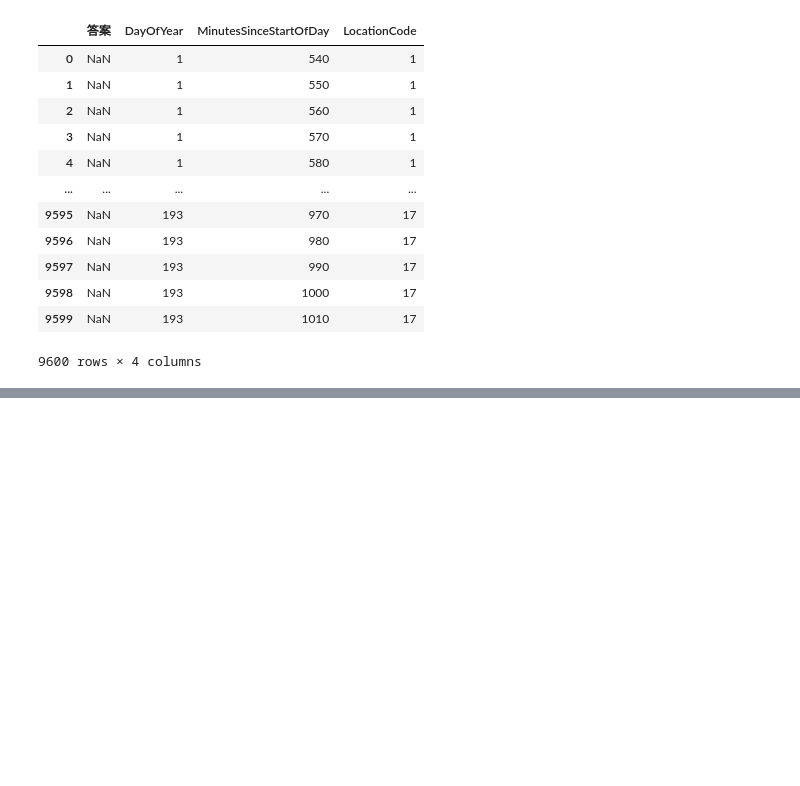
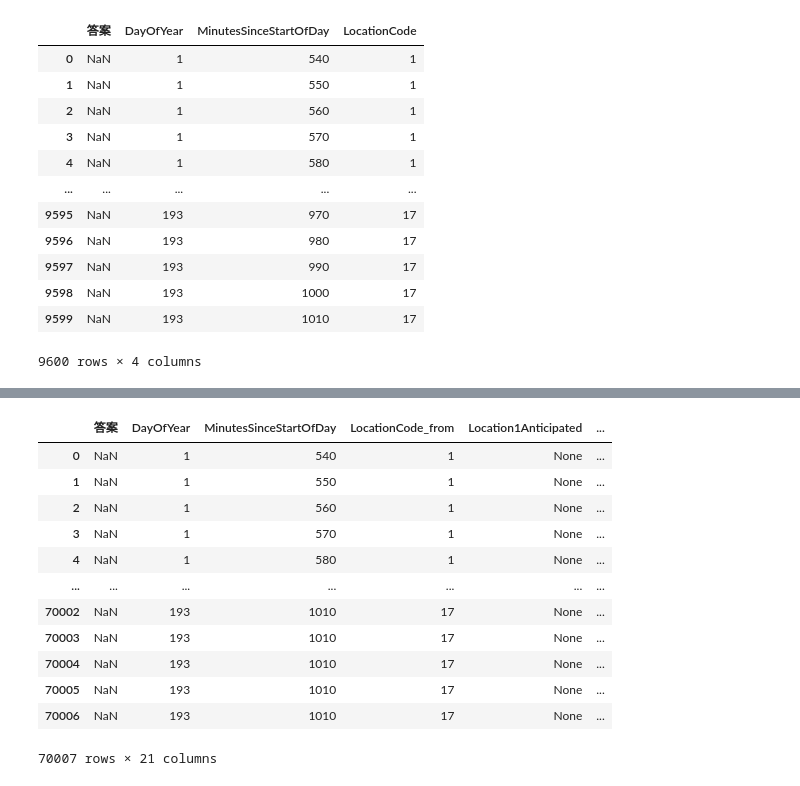
Before and after one commit to tsengcat/2024fall-ds-cp2-tseng, a Jupyter notebook: combination_model.ipynb, the cells around one changed output, grey strips where cells are left out. Drawn from its saved outputs; the diff is of its cells as text; code cells hidden in the pictures; blank space fills up the shorter version.

```diff
--- a/combination_model.ipynb
+++ b/combination_model.ipynb
@@ -488,0 +429,17 @@ Index(['答案', 'DayOfYear', 'MinutesSinceStartOfDay', 'Location1Anticipated',
+# %%
+merged.drop(columns=['LocationCode_to','WindSpeed(m/s)','Pressure(hpa)',	'Temperature(°C)',	'Humidity(%)',	'Sunlight(Lux)',	'Power(mW)'], inplace=True)
+merged
+# %% [output]
+|  | 答案 | DayOfYear | MinutesSinceStartOfDay | LocationCode_from | Location1Anticipated | ... |
+| 0 | NaN | 1 | 540 | 1 | None | ... |
+| 1 | NaN | 1 | 550 | 1 | None | ... |
+| 2 | NaN | 1 | 560 | 1 | None | ... |
+| 3 | NaN | 1 | 570 | 1 | None | ... |
+| 4 | NaN | 1 | 580 | 1 | None | ... |
+| ... | ... | ... | ... | ... | ... | ... |
+| 70002 | NaN | 193 | 1010 | 17 | None | ... |
+| 70003 | NaN | 193 | 1010 | 17 | None | ... |
+| 70004 | NaN | 193 | 1010 | 17 | None | ... |
+| 70005 | NaN | 193 | 1010 | 17 | None | ... |
+| 70006 | NaN | 193 | 1010 | 17 | None | ... |
+70007 rows × 21 columns
```
Also changed, not shown: parts of 20 cells of this notebook, 2 other files.
